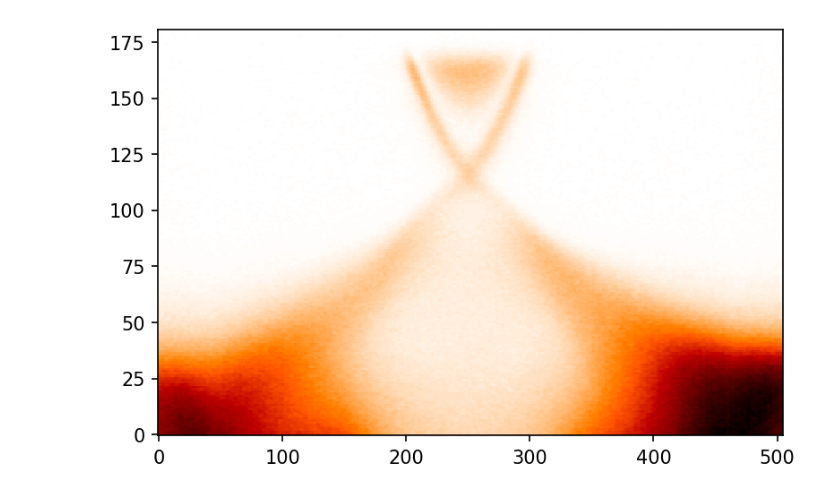
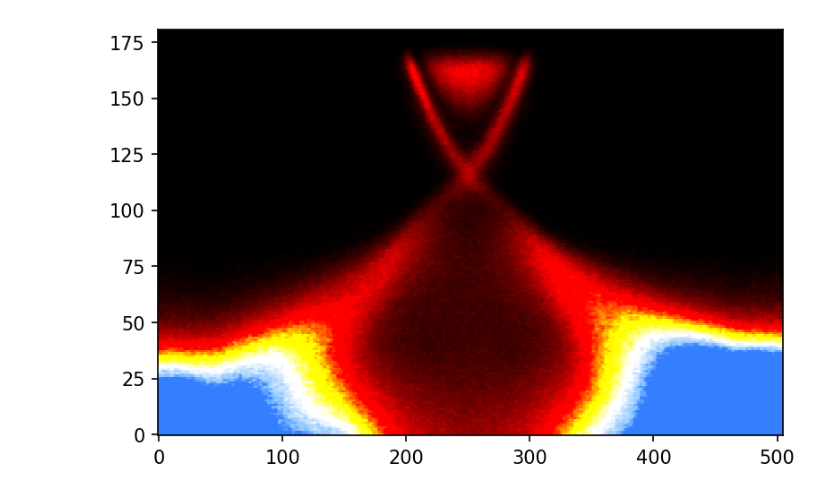
Before and after one commit to pranabdas/python-tutorial, a Jupyter notebook: notebooks/custom-colormap.ipynb, the cells around one changed output. Drawn from its saved outputs; the diff is of its cells as text; code cells hidden in the pictures.

```diff
--- a/notebooks/custom-colormap.ipynb
+++ b/notebooks/custom-colormap.ipynb
@@ -4,32 +4,32 @@ import matplotlib.pyplot as plt
 plt.rcParams["figure.dpi"]=150
 plt.rcParams["figure.facecolor"]="white"
 
 import sys
 sys.path.append("/root/")
 import arpespythontools as arp
 
 def create_cmap(data_path):
     import numpy as np
     from matplotlib.colors import ListedColormap
     contents = open(data_path, "r").readlines()
     cmap_length = len(contents)
     cmap = np.ndarray((cmap_length, 4))
 
     for ii in range(cmap_length):
         cmap_row = contents[ii][:-1].split('\t')
         cmap[ii, 0] = cmap_row[0]
         cmap[ii, 1] = cmap_row[1]
         cmap[ii, 2] = cmap_row[2]
         cmap[ii, 3] = 1 # Default alpha
     cmap = ListedColormap(cmap)
     return cmap
 
 my_cmap = create_cmap("../datafiles/cmap_blue_hot.dat")
 [data, x, y] = arp.import_itx('../datafiles/GX.itx')
 
 plt.imshow(data, aspect='auto', origin="lower", interpolation='none', \
-    filterrad=4.0, cmap=my_cmap, vmin=0, vmax=600)
+    filterrad=4.0, cmap=my_cmap, vmin=20, vmax=1500)
 # plt.set_cmap('gist_heat_r')
 plt.show()
 # %% [output]
-[figure, old version]
+[figure, new version]
```
Also changed, not shown: 33 other files.
